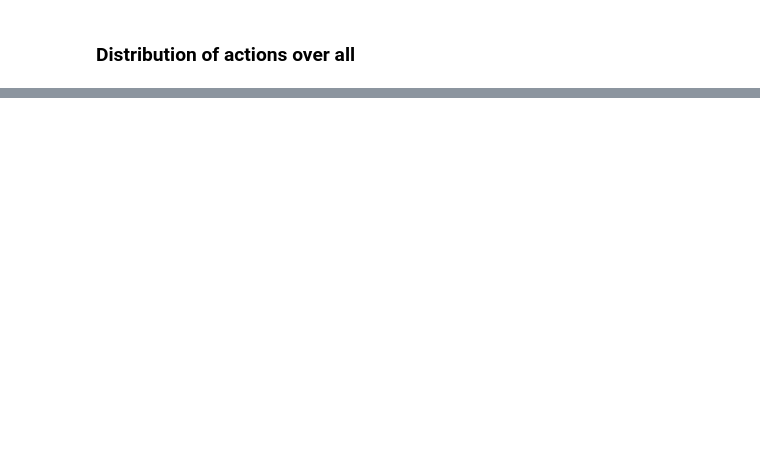
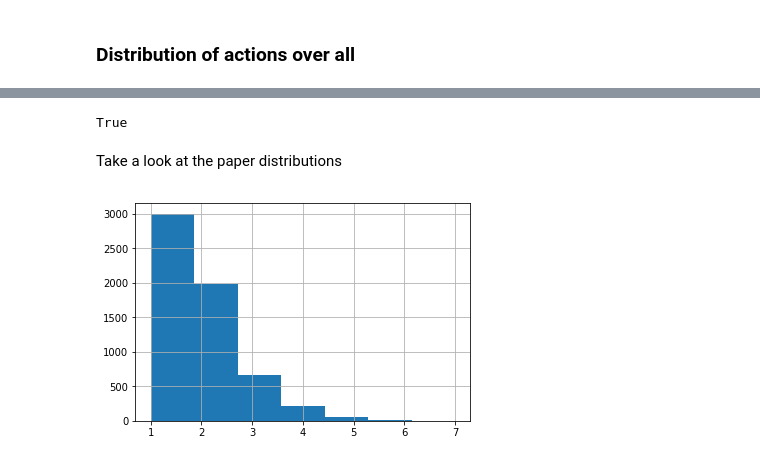
Before and after one commit to kwalcock/WikiHopFR, a Jupyter notebook: notebooks/Benchmark Analysis.ipynb, the cells around one changed output, grey strips where cells are left out. Drawn from its saved outputs; the diff is of its cells as text; code cells hidden in the pictures; blank space fills up the shorter version.

Commit message:
Expanded the benchmark analysis.

```diff
--- a/notebooks/Benchmark Analysis.ipynb
+++ b/notebooks/Benchmark Analysis.ipynb
@@ -3,7 +3,7 @@
 # %% [markdown]
 Set up the environmet for the analysis. Load the file to display results further down
 # %%
-input_path = "../benchmark.json"
+input_path = "../output/benchmark_deps.json"
 # %%
 import json
 import pandas as pd
@@ -63,0 +75,38 @@ dtype: int64
+# %%
+successes = [d for d in data['data'] if d['success']]
+
+def num_documents(paths):
+    '''
+    This function computes the size of minimal set of documents for each path containes in the argument.
+    Then it returns the smallest size.
+    '''
+    def helper(l, r, total):
+        cum = l | r
+        if len(l & r) > 0:
+            return (cum, total)
+        else:
+            return (cum, total + 1)
+
+    totals = list()
+
+    for path in paths:
+        doc_sets = [{a['document'] for a in edge['attributions']} for edge in path]
+        if len(doc_sets) == 1:
+            totals.append(1)
+        else:
+            sumation = 1
+            current = doc_sets[0]
+            for n in doc_sets[1:]:
+                current, sumation = helper(current, n, sumation)
+            totals.append(sumation)
+
+    return min(totals)
+
+for s in successes:
+    s['min_papers'] = num_documents(s['paths'])
+
+
+f = pd.DataFrame({k: d[k] for k in set(d.keys()).difference({'success', 'paths'})} for d in successes)
+f.set_index('id', inplace=True)
+print(f.head())
+print("Num elements: %i" % f.shape[0])
@@ -63,0 +122,13 @@ dtype: int64
+# %%
+# Small sanity check. No epoch should've read less than the paper lower bound computer for it.
+print(all(f.min_papers <= f.papersRead))
+# %% [output]
+True
+# %% [markdown]
+Take a look at the paper distributions
+# %%
+import matplotlib.pyplot as plt
+f.min_papers.hist(bins=f.min_papers.max())
+plt.show()
+# %% [output]
+[figure, added]
```
Also changed, not shown: parts of 18 cells of this notebook.
